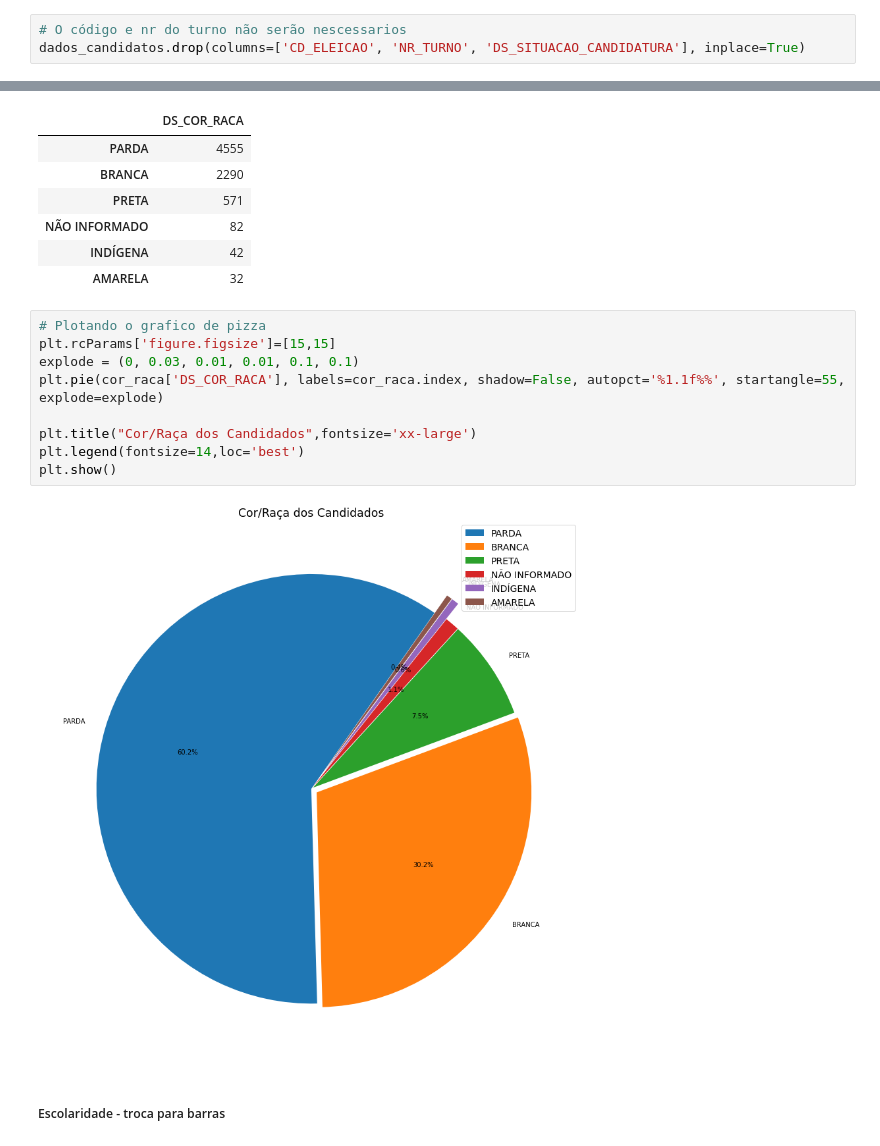
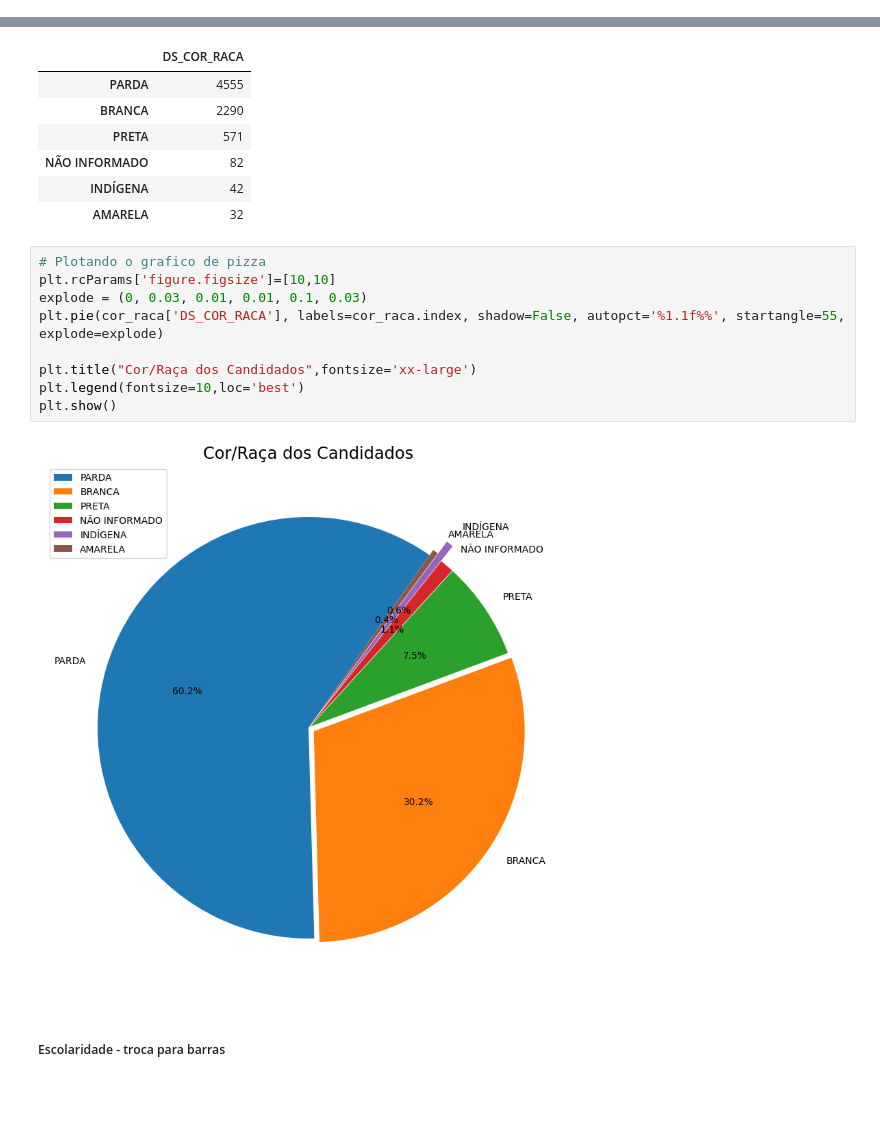
Before and after one commit to leandro-adal/Eleicoes2018-AL, a Jupyter notebook: Projeto_VS_Eleições_2020.ipynb, the cells around one changed output, grey strips where cells are left out. Cells and saved outputs as stored; diff of their text form; blank space fills up the shorter version.

```diff
--- a/Projeto_VS_Eleições_2020.ipynb
+++ b/Projeto_VS_Eleições_2020.ipynb
@@ -191,3 +125,0 @@ dados_candidatos.shape # Vendo a quantidade de linhas e colunas na tabela
-# %%
-# O código e nr do turno não serão nescessarios
-dados_candidatos.drop(columns=['CD_ELEICAO', 'NR_TURNO', 'DS_SITUACAO_CANDIDATURA'], inplace=True)
@@ -1813,15 +740,15 @@ cor_raca
 | AMARELA | 32 |
 # %%
 # Plotando o grafico de pizza
-plt.rcParams['figure.figsize']=[15,15]
-explode = (0, 0.03, 0.01, 0.01, 0.1, 0.1)
+plt.rcParams['figure.figsize']=[10,10]
+explode = (0, 0.03, 0.01, 0.01, 0.1, 0.03)
 plt.pie(cor_raca['DS_COR_RACA'], labels=cor_raca.index, shadow=False, autopct='%1.1f%%', startangle=55, explode=explode)
 
 plt.title("Cor/Raça dos Candidados",fontsize='xx-large')
-plt.legend(fontsize=14,loc='best')
+plt.legend(fontsize=10,loc='best')
 plt.show()
 # %% [output]
-[figure, old version]
+[figure, new version]
 # %% [markdown]
 ##### Escolaridade - troca para barras
 # %%
```
Also changed, not shown: parts of 153 cells of this notebook.
